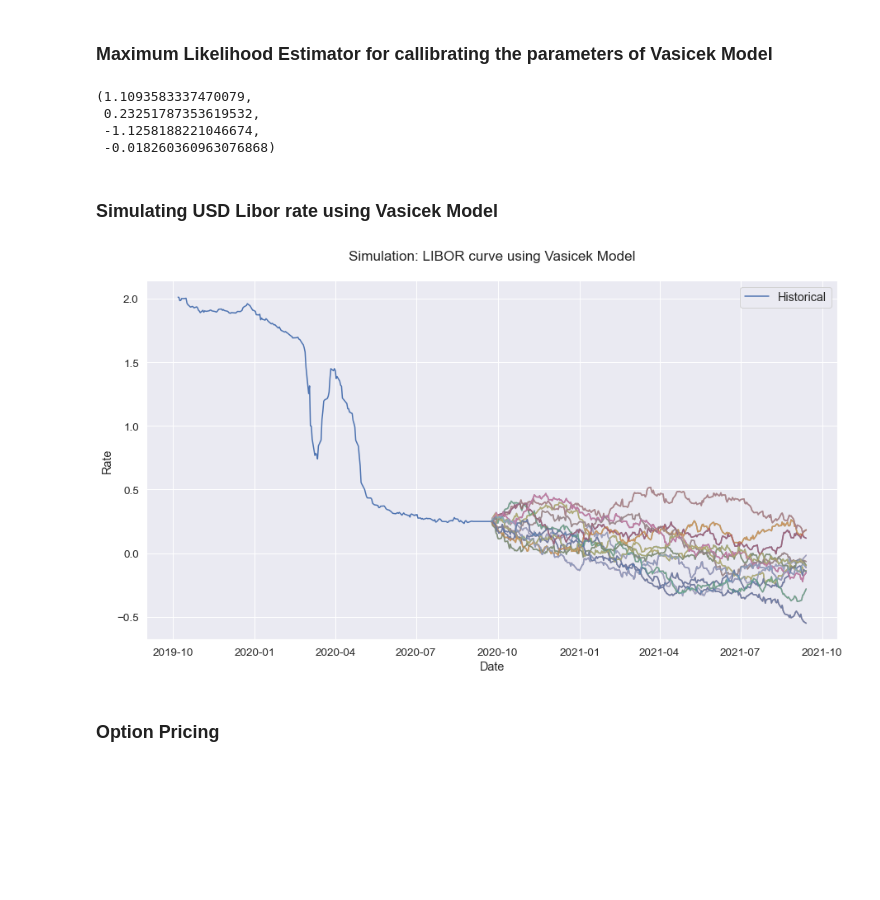
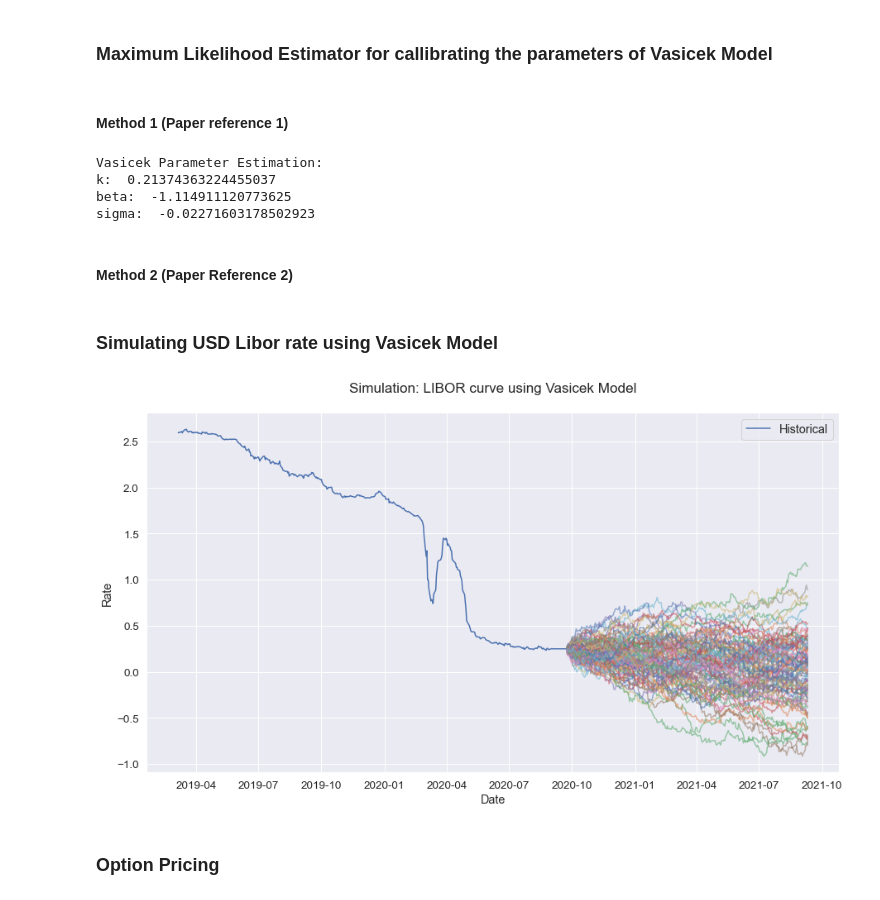
Before and after one commit to abhishekprog0/StructuredPricingEngine, a Jupyter notebook: Structured & Hybrid Project 2020.ipynb, the cells around one changed output. Drawn from its saved outputs; the diff is of its cells as text; code cells hidden in the pictures; blank space fills up the shorter version.

Commit message:
Added multiple simulation for LIBOR curve using Vasicek model.

```diff
--- a/Structured & Hybrid Project 2020.ipynb
+++ b/Structured & Hybrid Project 2020.ipynb
@@ -55,19 +55,20 @@ class DataReader:
 
         return price
 
-    def GetLiborData(self):
+    def GetLiborData(self, start, end):
 
         libor = pd.read_csv('3-month-libor.csv').fillna(method = 'bfill').fillna(method = 'ffill')
 
         libor['Date'] = libor['Date'].astype('datetime64[ns]')
         libor = libor.sort_values(by = ['Date'])
-        libor = libor.iloc[-252:]
+        df_train = libor.iloc[-start:-end]
+        df_test = libor.iloc[-end:]
 
         plt.title("historical LIBOR")
-        plt.plot(libor['Date'], libor['3M'])
+        plt.plot(df_train['Date'], df_train['3M'])
         plt.show()
 
-        return libor
+        return df_train, df_test
 
 datareader = DataReader()
 # %%
@@ -212,13 +250,13 @@ MLE for Volatility parameter(σ) : 0.020456189051262293
 # %% [markdown]
 ### Simulating Stock Prices as Geometric Brownian Motion with Drift and Volatility using Monte Carlo Simulation
 # %%
-n_simulations = 25
+n_simulations = 100
 
 plt.title('Simulating GBM for STOXX50E')
 plt.plot(price['Date'], price['Adj Close'], label = "STOXX50E historical price")
 for i in range(n_simulations):
 
-    seed = np.random.randint(1000)
+    seed = np.random.randint(10000)
     price_gbm = model.GBM(seed, price, x_bar, vol)
     plt.plot(price_gbm['Date'], price_gbm['Close'], alpha = 0.45)
 
@@ -237,0 +272,2 @@ df = datareader.GetLiborData()
+# %%
+libor_train, libor_test = datareader.GetLiborData(start = 400, end = 1)
@@ -238,10 +276,13 @@ df = datareader.GetLiborData()
 # %% [markdown]
 ### Maximum Likelihood Estimator for callibrating the parameters of Vasicek Model
+# %% [markdown]
+#### Method 1 (Paper reference 1)
 # %%
-rn, k, beta, sig = model.MleVasicek(df)
-rn, k, beta, sig
+rn, k, beta, sig = model.MleVasicek(libor_train)
 # %% [output]
-(1.1093583337470079,
- 0.23251787353619532,
- -1.1258188221046674,
- -0.018260360963076868)
+Vasicek Parameter Estimation:
+k:  0.21374363224455037
+beta:  -1.114911120773625
+sigma:  -0.02271603178502923
+# %% [markdown]
+#### Method 2 (Paper Reference 2)
@@ -249,18 +293,20 @@ rn, k, beta, sig
 ### Simulating USD Libor rate using Vasicek Model
 # %%
 plt.title('Simulation: LIBOR curve using Vasicek Model')
-plt.plot(df['Date'], df['3M'], label = "Historical")
+plt.plot(libor_train['Date'], libor_train['3M'], label = "Historical")
+#plt.plot(libor_train['Date'], libor_train['3M'], label = "Actual", color = 'r')
 
-for i in range(50):
+for i in range(100):
 
-    lib = model.Vasicek(df, df['3M'].iloc[-1], k, beta, sig, 1, 252, seed = np.random.randint(1000))
+    seed = np.random.randint(100000)
+    lib = model.Vasicek(libor_train, libor_train['3M'].iloc[-1], k, beta, sig, 1, 252, seed)
     plt.plot(lib['Date'], lib['3M'], alpha = 0.55)
 
 plt.xlabel('Date')
 plt.ylabel('Rate')
 plt.legend()
 plt.show()
 # %% [output]
-[figure, old version]
+[figure, new version]
 # %% [markdown]
 ### Option Pricing
```
Also changed, not shown: parts of 7 cells of this notebook.
